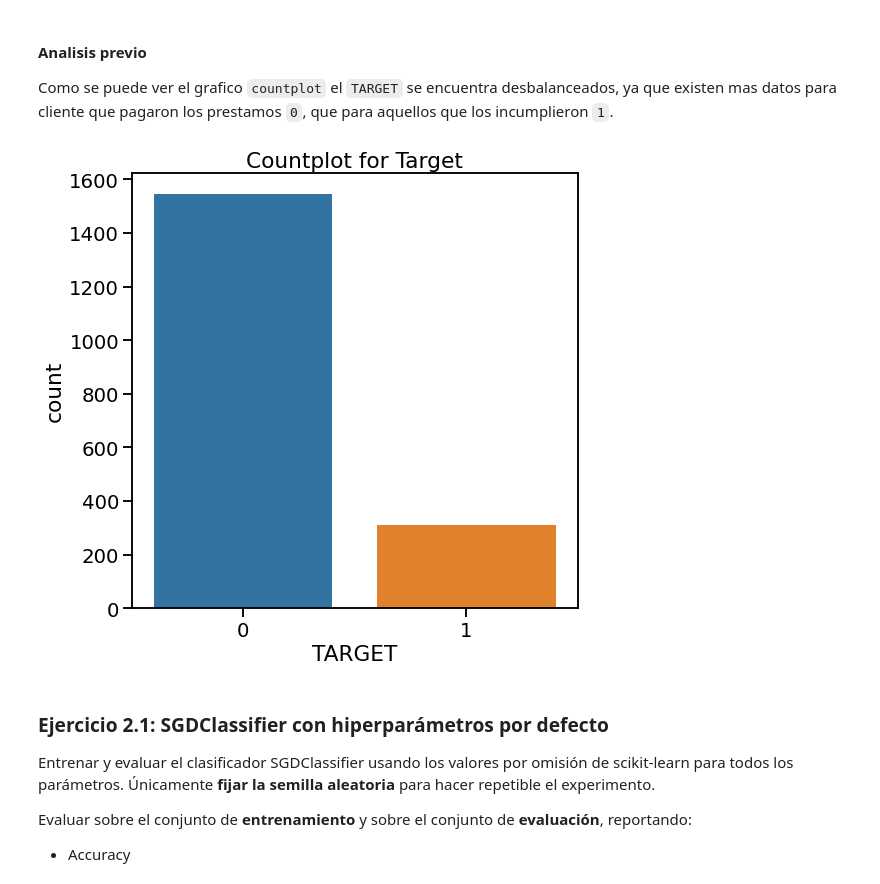
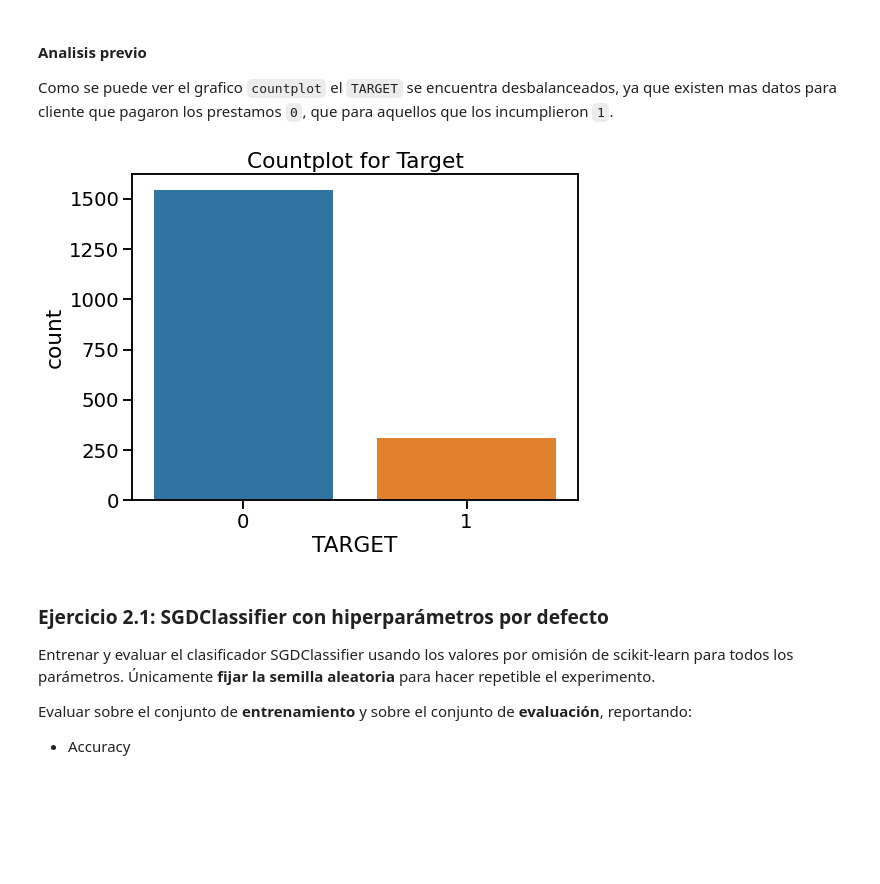
Before and after one commit to ser0090/dipdata, a Jupyter notebook: introml/notebooks/Lab_2.ipynb, the cells around one changed output. Saved outputs shown, nothing was run; the diff lists cells and outputs as text; code cells hidden in the pictures; blank space fills up the shorter version.

```diff
--- a/introml/notebooks/Lab_2.ipynb
+++ b/introml/notebooks/Lab_2.ipynb
@@ -128,12 +128,12 @@ Documentación:
 
 Como se puede ver el grafico `countplot` el `TARGET` se encuentra desbalanceados, ya que existen mas datos para cliente que pagaron los prestamos `0`, que para aquellos que los incumplieron `1`.
 # %%
-plt.figure(figsize=(8, 8))
-sns.countplot(ds.TARGET)
+plt.figure(figsize=(8, 6))
+sns.countplot(x=ds.TARGET)
 plt.title('Countplot for Target')
 plt.show()
 # %% [output]
-[figure, old version]
+[figure, new version]
 # %% [markdown]
 ### Ejercicio 2.1: SGDClassifier con hiperparámetros por defecto
 
```
Also changed, not shown: parts of 10 cells of this notebook, 2 other files.
